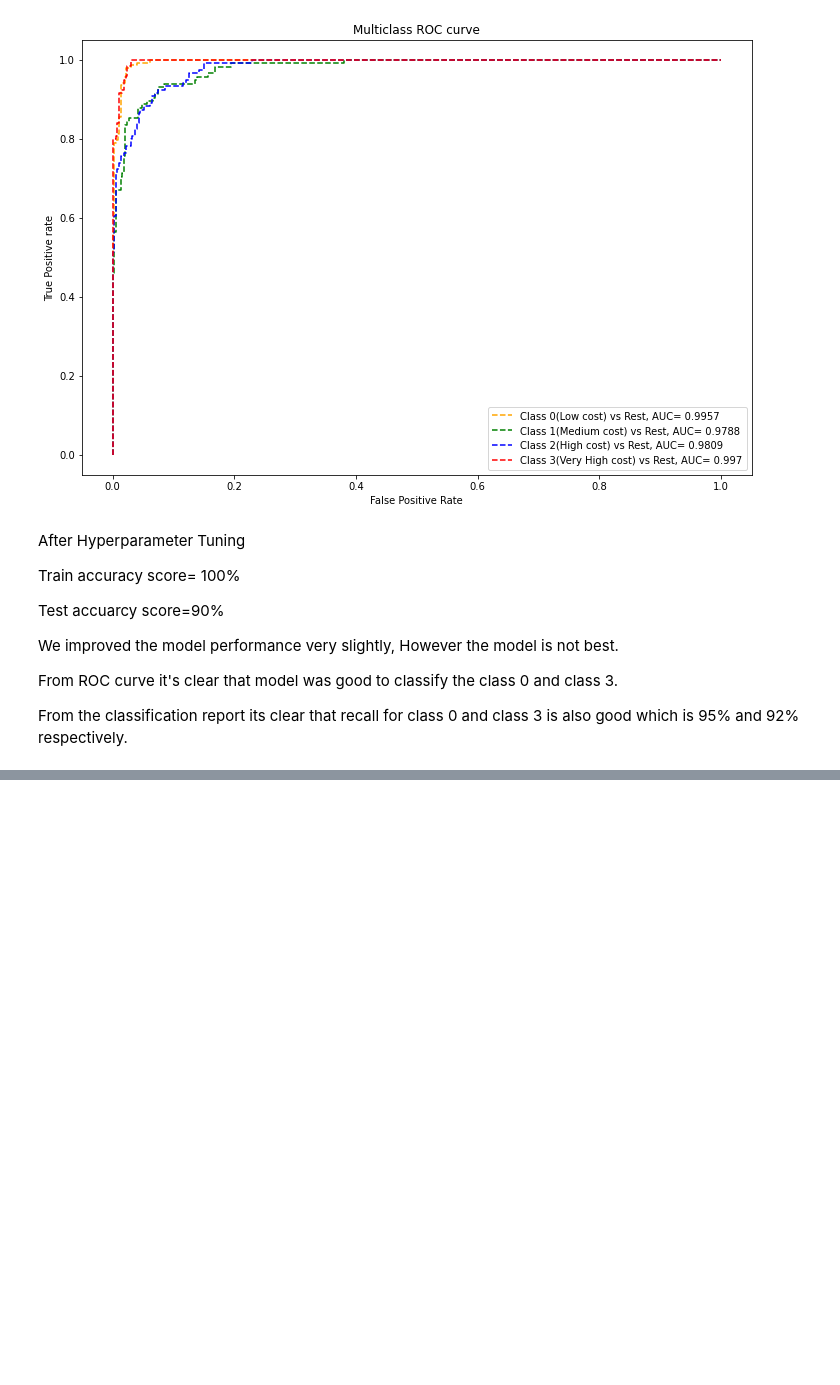
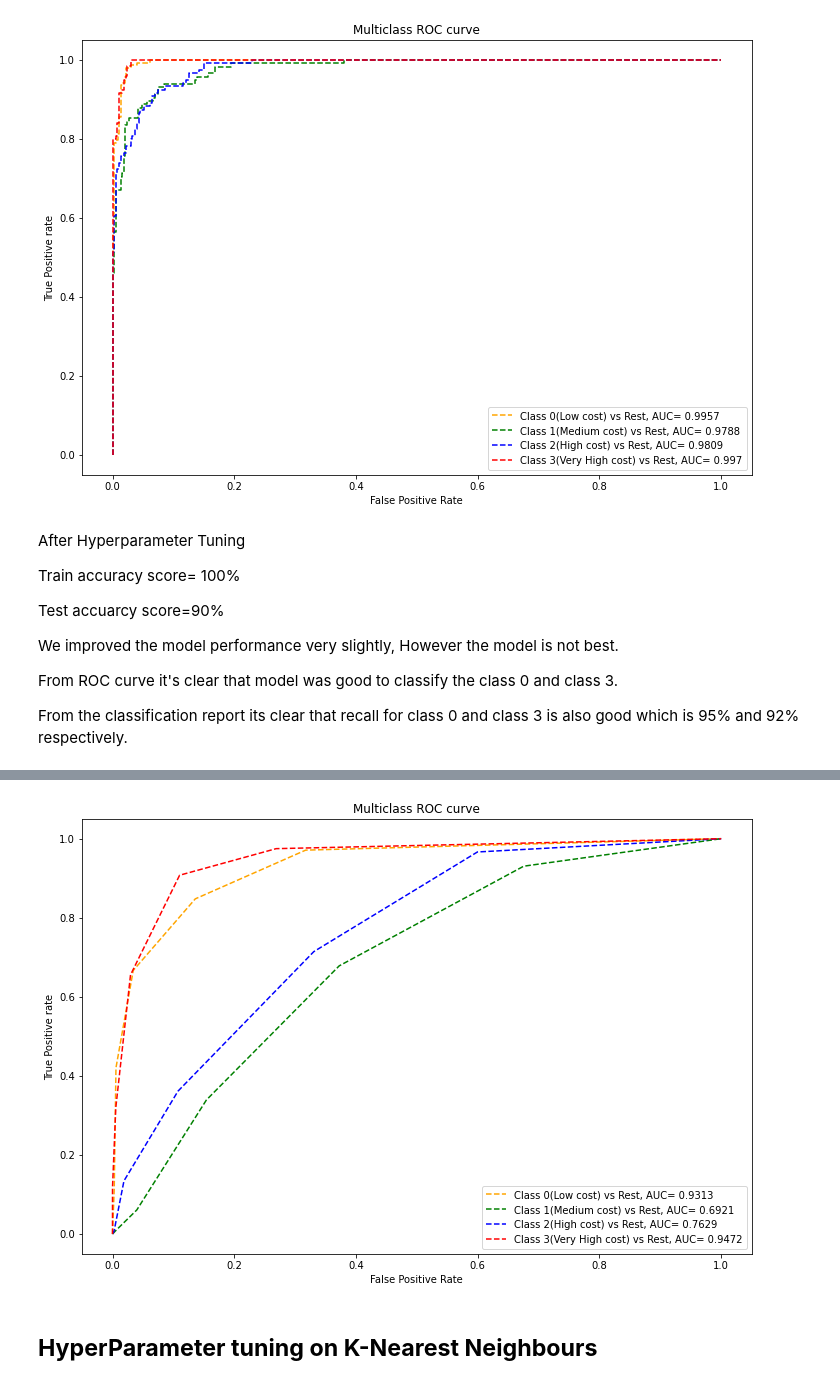
Before and after one commit to alphamale126/Mobile-Price-Range-Prediction, a Jupyter notebook: Mobile_Price_Range_Prediction.ipynb, the cells around one changed output, grey strips where cells are left out. Cells and saved outputs as stored; diff of their text form; code cells hidden in the pictures; blank space fills up the shorter version.

```diff
--- a/Mobile_Price_Range_Prediction.ipynb
+++ b/Mobile_Price_Range_Prediction.ipynb
@@ -1511,0 +1582,8 @@ From the classification report its clear that recall for class 0 and class 3 is
+# %%
+# Plotting AUC ROC curve.
+pred_prob = knn.predict_proba(X_test_scaled)
+plot_Auc_roc(y_test,pred_prob)
+# %% [output]
+[figure, added]
+# %% [markdown]
+## **HyperParameter tuning on K-Nearest Neighbours**
```
Also changed, not shown: parts of 84 cells of this notebook.
